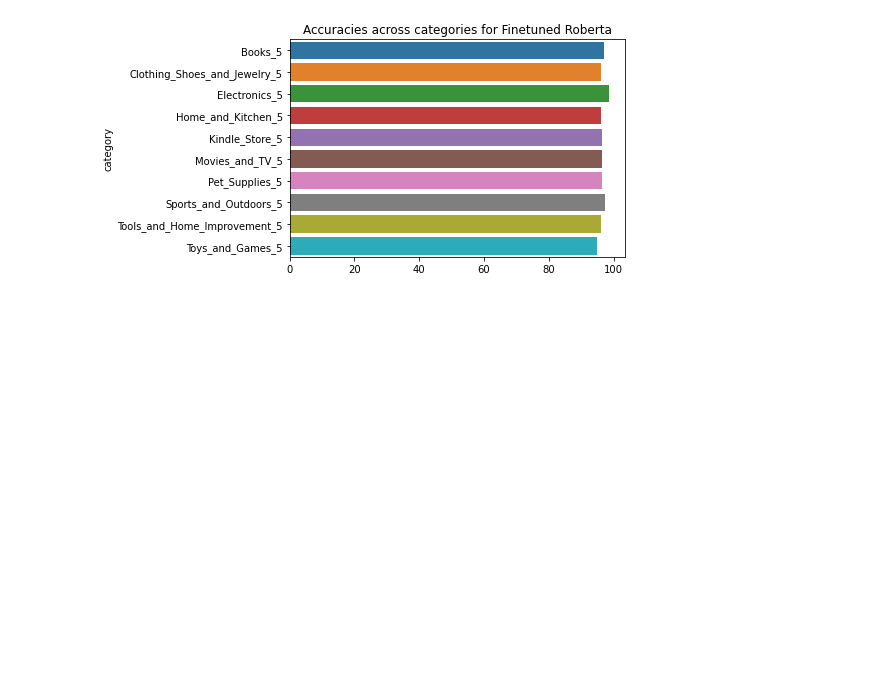
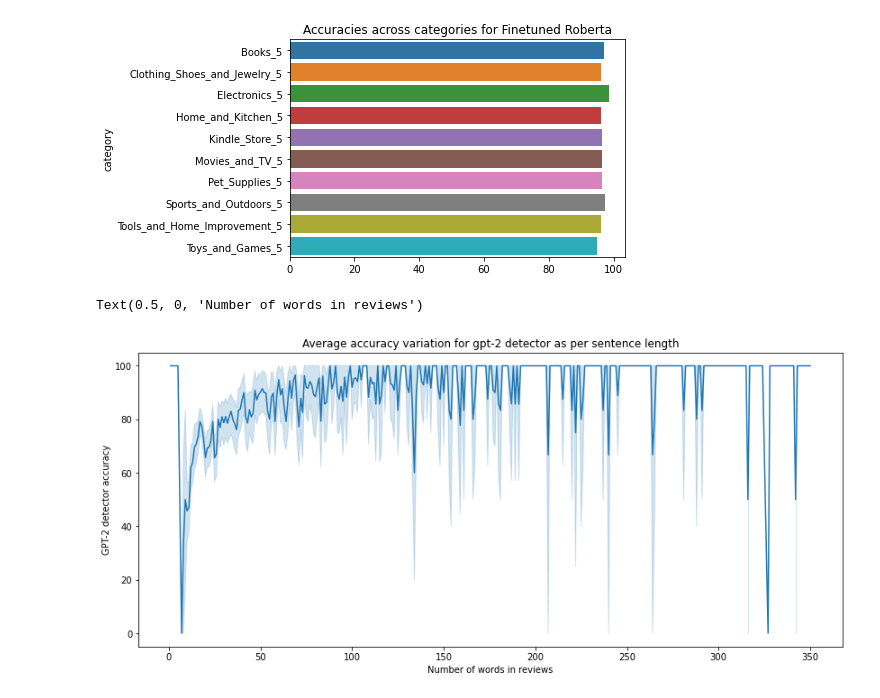
Before and after one commit to joolsa/FakeReviews, a Jupyter notebook: nbs/classification/FinalReport.ipynb, the cells around one changed output. Cells and saved outputs as stored; diff of their text form; code cells hidden in the pictures; blank space fills up the shorter version.

```diff
--- a/nbs/classification/FinalReport.ipynb
+++ b/nbs/classification/FinalReport.ipynb
@@ -86,3 +113,5 @@ merged_df.to_csv("../../data/classification/data/MergedPredictions.csv",index=No
+# %%
+merged_df = pd.read_csv("../../data/classification/data/MergedPredictions.csv")
 # %%
 merged_df["gpt2_matched"] = merged_df["target"] == merged_df["GPT2_Detector_Model_Prediction"]
 merged_df["roberta_matched"] = merged_df["target"] == merged_df["Finetune_Roberta_Model_Prediction"]
@@ -113,3 +190,14 @@ plt.title("Accuracies across categories for Finetuned Roberta")
 # %% [output]
 Text(0.5, 1.0, 'Accuracies across categories for Finetuned Roberta')
 [figure]
+# %%
+merged_df["n_words"] = merged_df["text_"].apply(lambda x: len(x.split(" ")))
+# %%
+plt.figure(figsize=(14,6))
+plt.title("Average accuracy variation for gpt-2 detector as per sentence length")
+sns.lineplot(x=merged_df["n_words"],y=merged_df["gpt2_matched"]*100)
+plt.ylabel("GPT-2 detector accuracy")
+plt.xlabel("Number of words in reviews")
+# %% [output]
+Text(0.5, 0, 'Number of words in reviews')
+[figure, added]
```
Also changed, not shown: parts of 22 cells of this notebook.
